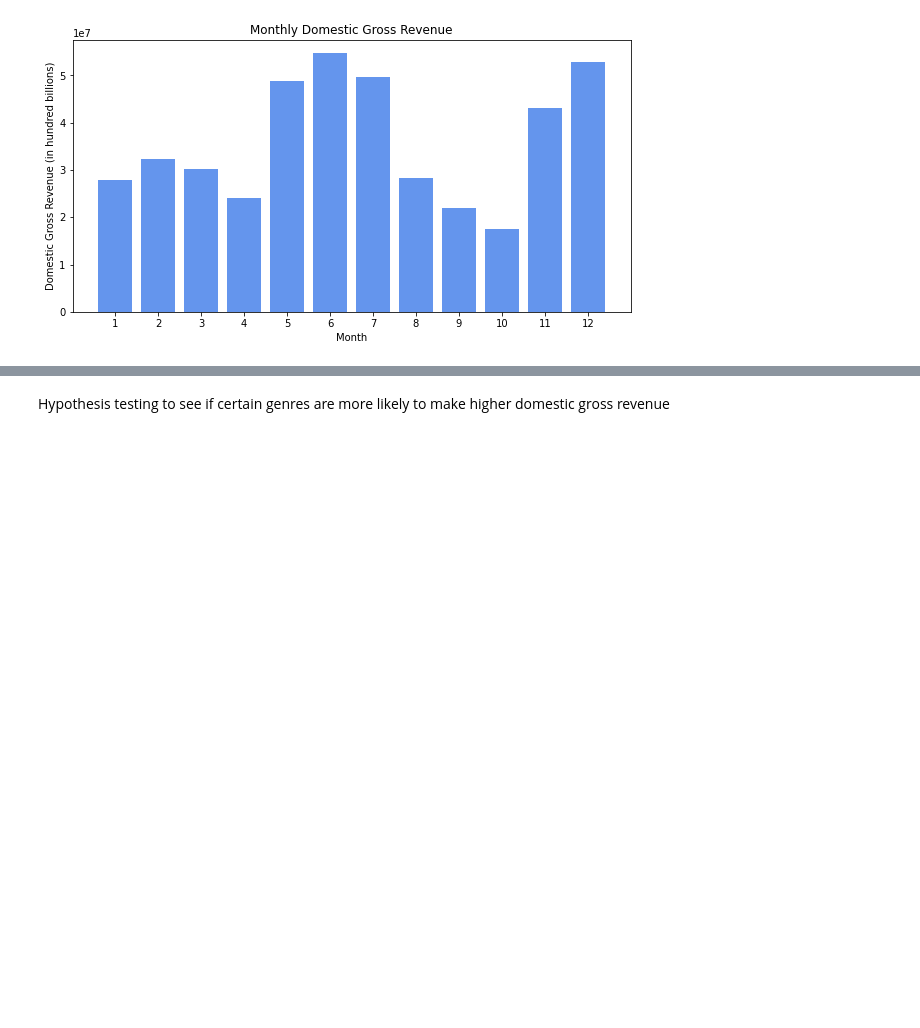
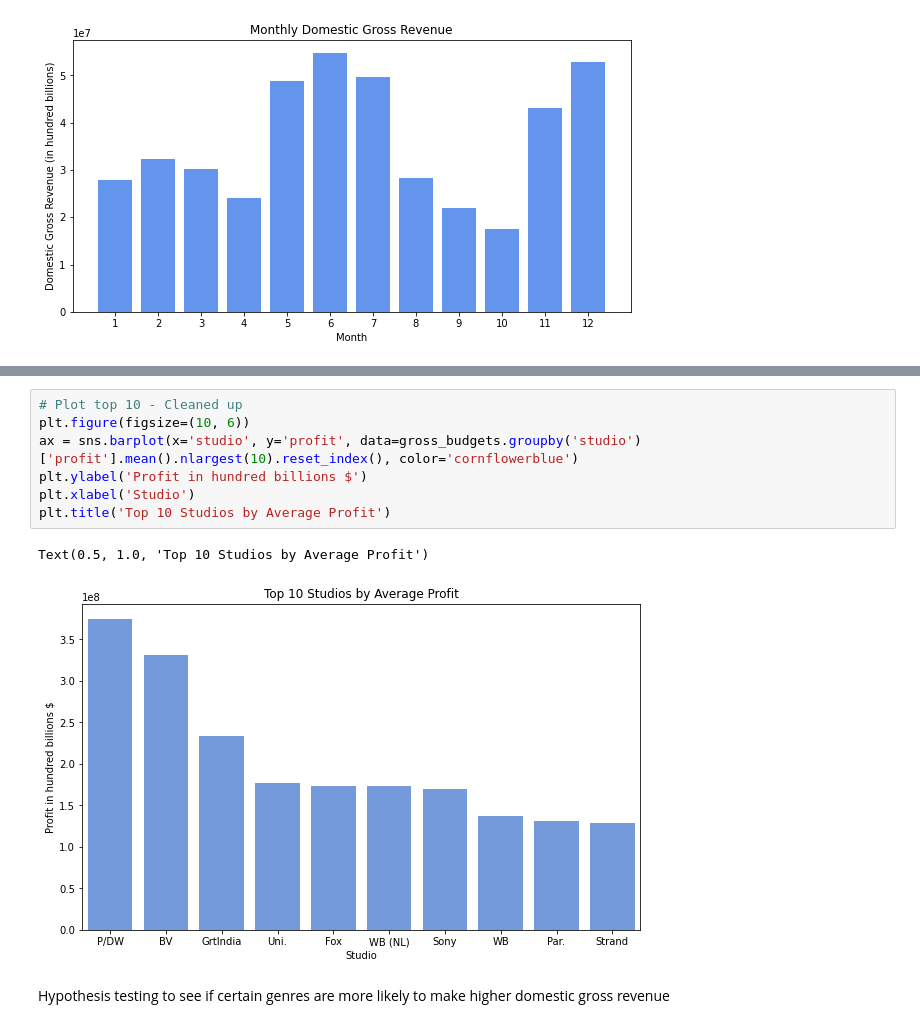
Before and after one commit to cupake01/ai_academy_capstone_project_group4, a Jupyter notebook: notebooks/folder-ryan_lazar/Ryan-Lazar.ipynb, the cells around one changed output, grey strips where cells are left out. Cells and saved outputs as stored; diff of their text form; blank space fills up the shorter version.

```diff
--- a/notebooks/folder-ryan_lazar/Ryan-Lazar.ipynb
+++ b/notebooks/folder-ryan_lazar/Ryan-Lazar.ipynb
@@ -166,3 +194,13 @@ plt.show()
+# %%
+# Plot top 10 - Cleaned up
+plt.figure(figsize=(10, 6))
+ax = sns.barplot(x='studio', y='profit', data=gross_budgets.groupby('studio')['profit'].mean().nlargest(10).reset_index(), color='cornflowerblue')
+plt.ylabel('Profit in hundred billions $')
+plt.xlabel('Studio')
+plt.title('Top 10 Studios by Average Profit')
+# %% [output]
+Text(0.5, 1.0, 'Top 10 Studios by Average Profit')
+[figure, added]
 # %% [markdown]
 Hypothesis testing to see if certain genres are more likely to make higher domestic gross revenue
 # %%
```
Also changed, not shown: parts of 14 cells of this notebook.
